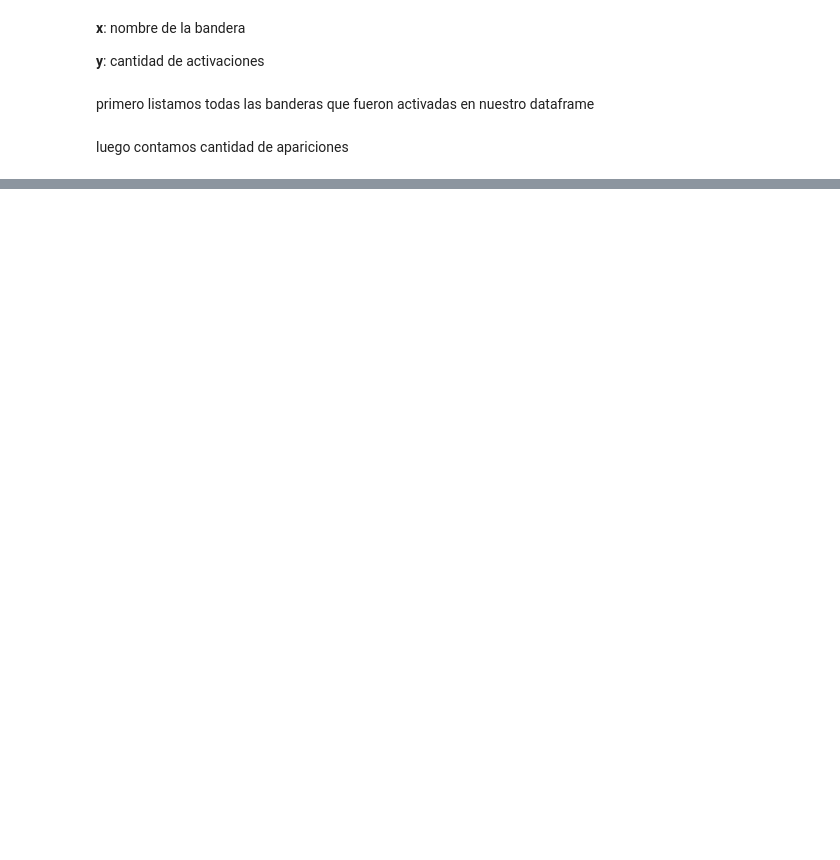
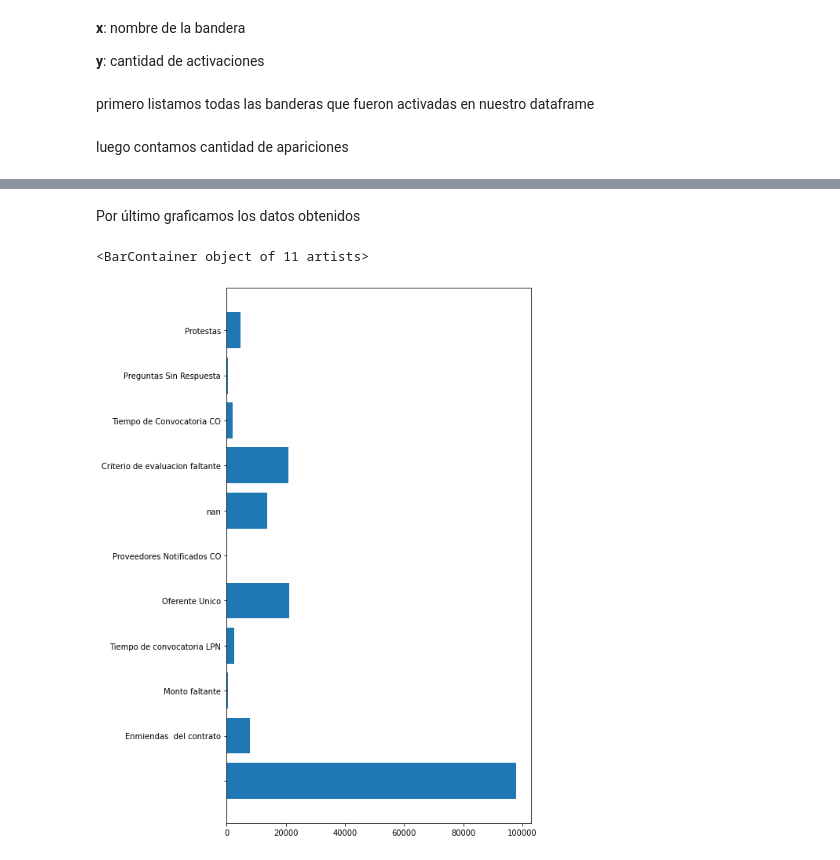
Before and after one commit to matiaslopezs/analisisComplaints, a Jupyter notebook: AnalisisComplaints.ipynb, the cells around one changed output, grey strips where cells are left out. Drawn from its saved outputs; the diff is of its cells as text; code cells hidden in the pictures; blank space fills up the shorter version.

```diff
--- a/AnalisisComplaints.ipynb
+++ b/AnalisisComplaints.ipynb
@@ -316,0 +357,3 @@ plt.bar(lista_apariciones_band,lista_apariciones_band.keys())
+# %%
+lista_banderas_indiv = list(set(banderas_indiv.split(",")))
+lista_banderas_indiv
@@ -316,0 +374,11 @@ plt.bar(lista_apariciones_band,lista_apariciones_band.keys())
+# %%
+dict_count_banderas = {}
+
+for band_indiv in lista_banderas_indiv:
+  count = 0
+  for band in banderas_records_merge['bandera']:
+    if band_indiv in str(band):
+      count += 1
+  dict_count_banderas[band_indiv] = count
+
+dict_count_banderas
@@ -316,0 +397,7 @@ plt.bar(lista_apariciones_band,lista_apariciones_band.keys())
+# %% [markdown]
+Por último graficamos los datos obtenidos
+# %%
+plt.barh([key for key in dict_count_banderas.keys()], [cant for cant in dict_count_banderas.values()])
+# %% [output]
+<BarContainer object of 11 artists>
+[figure, added]
```
Also changed, not shown: parts of 16 cells of this notebook.
